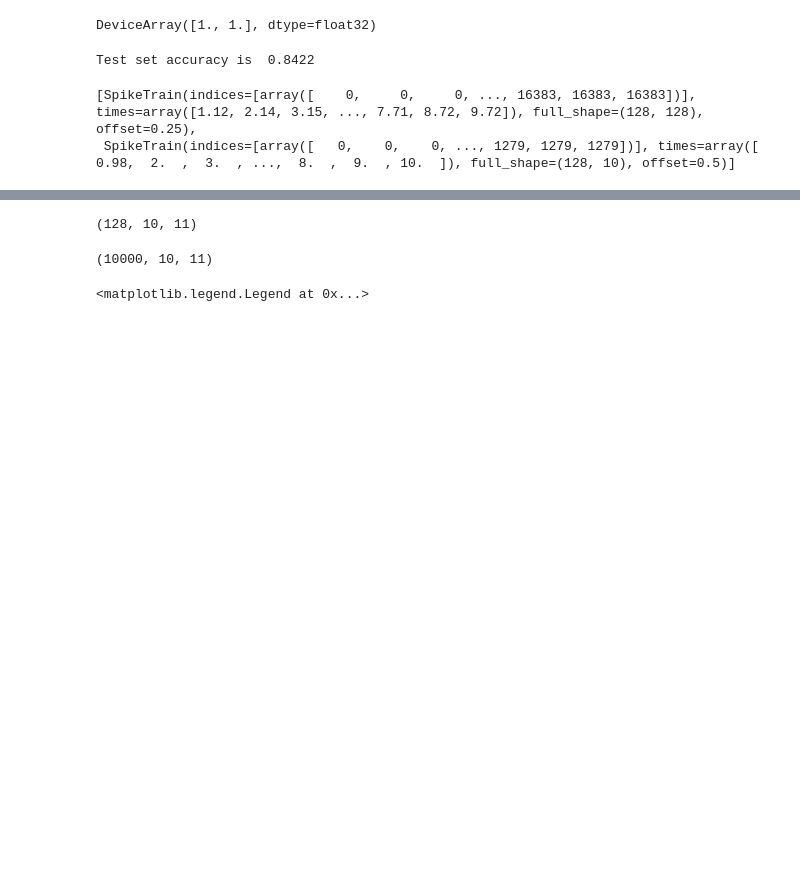
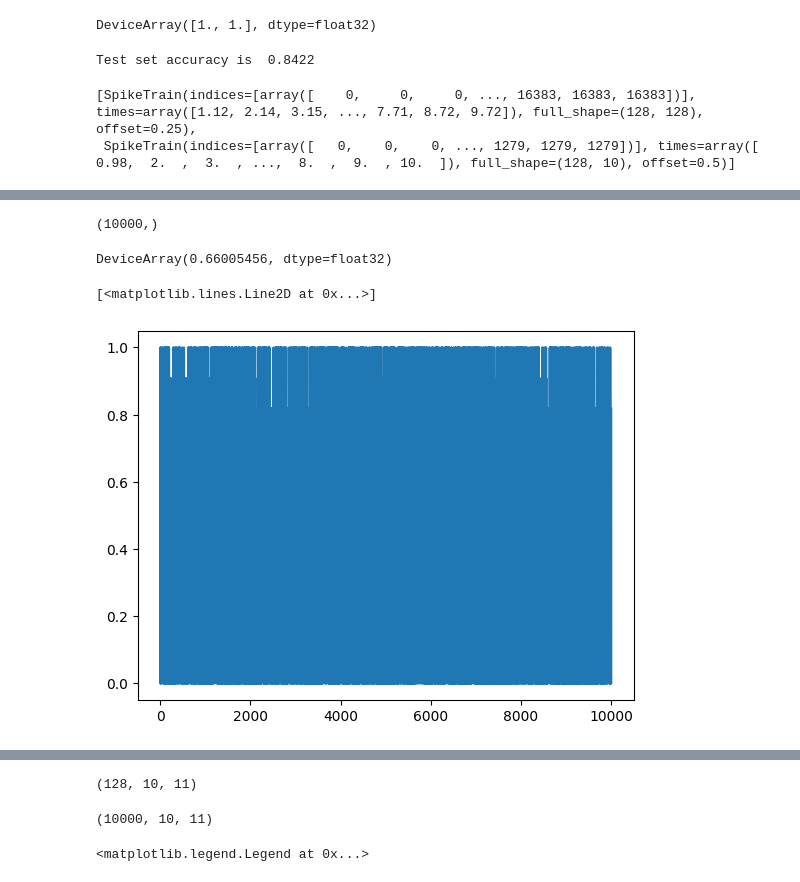
Before and after one commit to wilkieolin/phasor_jax, a Jupyter notebook: fashion test mlp.ipynb, the cells around one changed output, grey strips where cells are left out. Cells and saved outputs as stored; diff of their text form; code cells hidden in the pictures; blank space fills up the shorter version.

```diff
--- a/fashion test mlp.ipynb
+++ b/fashion test mlp.ipynb
@@ -240 +278,16 @@ ValueError: axis 2 is out of bounds for array of dimension 2
+# %%
+res = p.load(open("phasor_1_layers_angle_0.0.p", "rb"))
+# %%
+res['accuracy_spiking'].shape
+# %% [output]
+(10000,)
+# %%
+np.mean(res['accuracy_spiking'])
+# %% [output]
+DeviceArray(0.66005456, dtype=float32)
+# %%
+plt.plot(res['accuracy_spiking'])
+# %% [output]
+[<matplotlib.lines.Line2D at 0x...>]
+[figure, added]
 # %%
```
Also changed, not shown: parts of 20 cells of this notebook, 2 other files.
